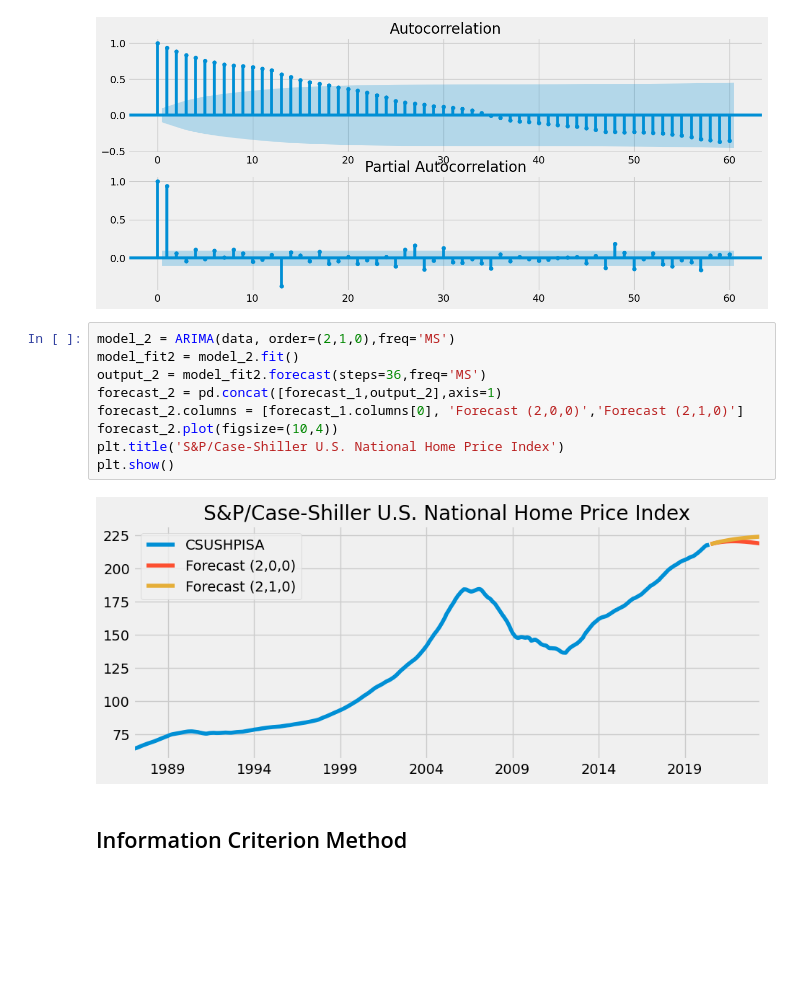
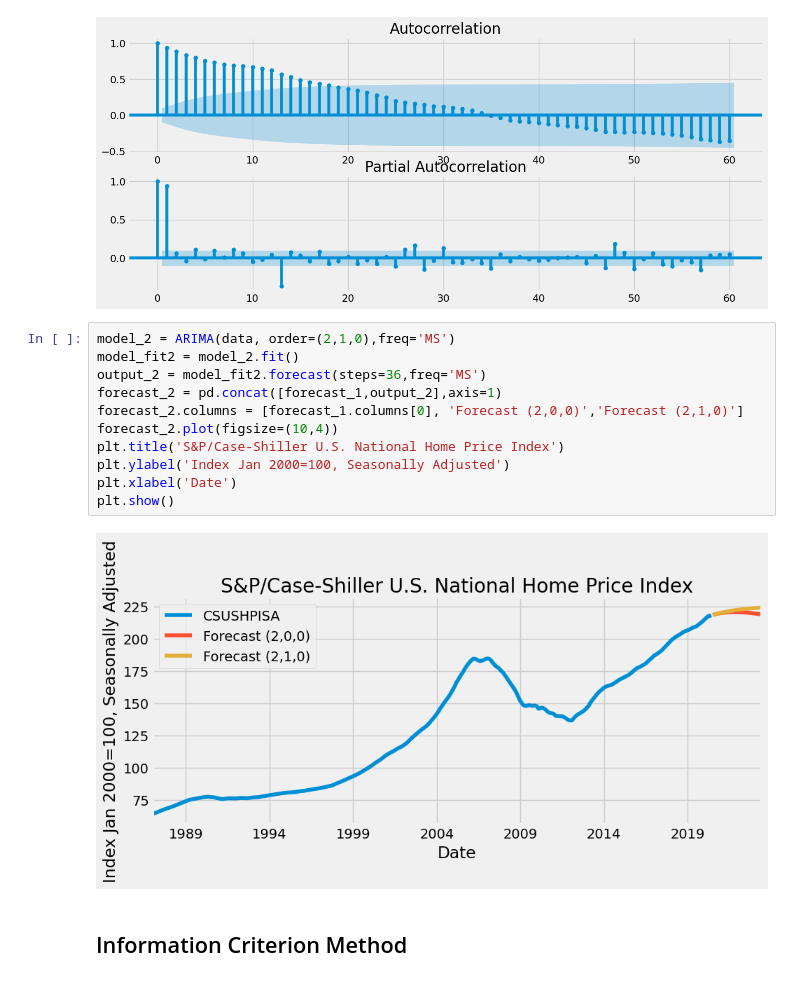
Before and after one commit to peparhugo/Econometrics_group_project, a Jupyter notebook: submission_1/univariate_time_series/Univariate Time Series.ipynb, the cells around one changed output. Saved outputs shown, nothing was run; the diff lists cells and outputs as text; blank space fills up the shorter version.

```diff
--- a/submission_1/univariate_time_series/Univariate Time Series.ipynb
+++ b/submission_1/univariate_time_series/Univariate Time Series.ipynb
@@ -269,14 +273,16 @@ plt.show()
 # %%
 model_2 = ARIMA(data, order=(2,1,0),freq='MS')
 model_fit2 = model_2.fit()
 output_2 = model_fit2.forecast(steps=36,freq='MS')
 forecast_2 = pd.concat([forecast_1,output_2],axis=1)
 forecast_2.columns = [forecast_1.columns[0], 'Forecast (2,0,0)','Forecast (2,1,0)']
 forecast_2.plot(figsize=(10,4))
 plt.title('S&P/Case-Shiller U.S. National Home Price Index')
+plt.ylabel('Index Jan 2000=100, Seasonally Adjusted')
+plt.xlabel('Date')
 plt.show()
 # %% [output]
-[figure, old version]
+[figure, new version]
 # %% [markdown]
 ## Information Criterion Method
 # %%
```
Also changed, not shown: parts of 8 cells of this notebook, 2 other files.
